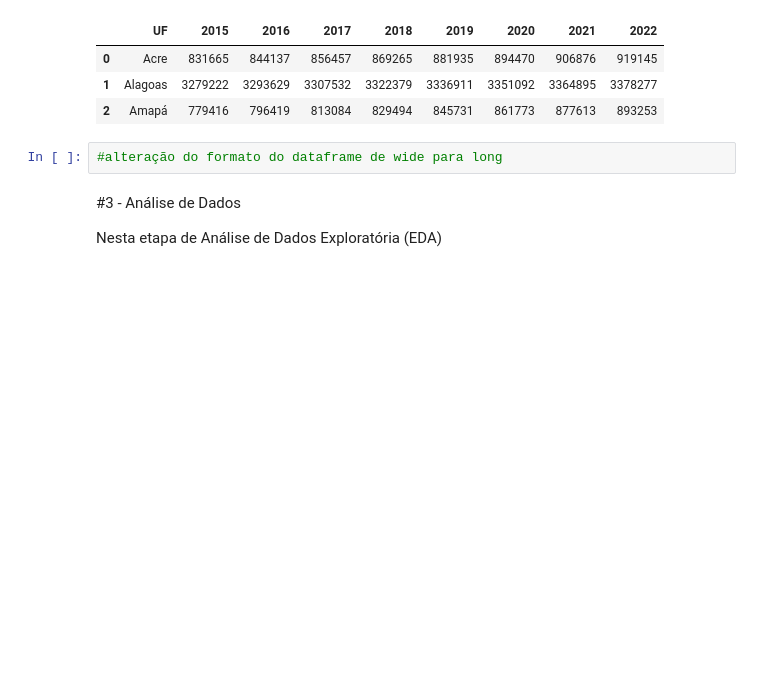
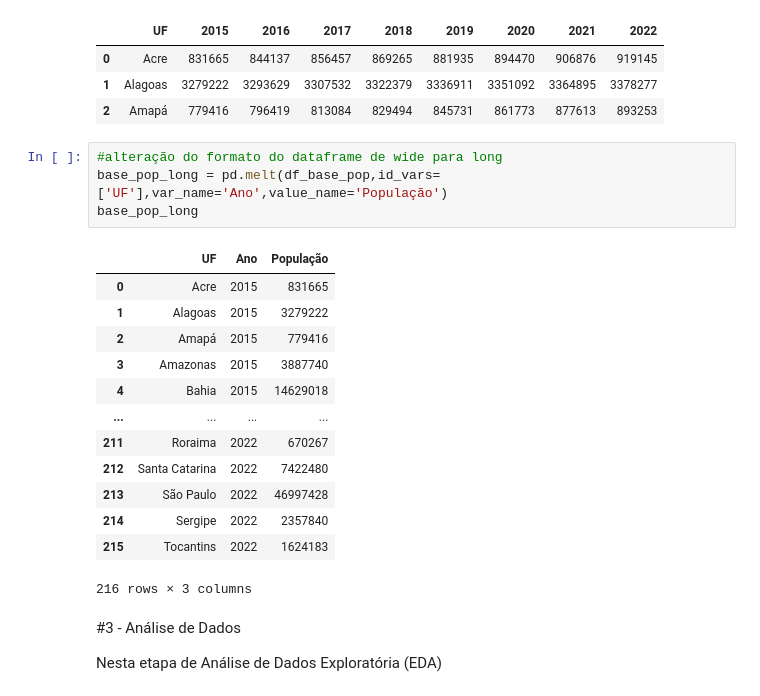
Before and after one commit to Marcelo-Silvestre/Analise_Dados_Boas_Praticas_PUCRIO, a Jupyter notebook: Notebooks/MVP_Análise_de_Dados_e_Boas_Práticas_(4052025001857).ipynb, the cells around one changed output. Drawn from its saved outputs; the diff is of its cells as text; blank space fills up the shorter version.

```diff
--- a/Notebooks/MVP_Análise_de_Dados_e_Boas_Práticas_(4052025001857).ipynb
+++ b/Notebooks/MVP_Análise_de_Dados_e_Boas_Práticas_(4052025001857).ipynb
@@ -72,6 +72,22 @@ df_base_pop.head(3)
 | 2 | Amapá | 779416 | 796419 | 813084 | 829494 | 845731 | 861773 | 877613 | 893253 |
 # %%
 #alteração do formato do dataframe de wide para long
+base_pop_long = pd.melt(df_base_pop,id_vars=['UF'],var_name='Ano',value_name='População')
+base_pop_long
+# %% [output]
+|  | UF | Ano | População |
+| 0 | Acre | 2015 | 831665 |
+| 1 | Alagoas | 2015 | 3279222 |
+| 2 | Amapá | 2015 | 779416 |
+| 3 | Amazonas | 2015 | 3887740 |
+| 4 | Bahia | 2015 | 14629018 |
+| ... | ... | ... | ... |
+| 211 | Roraima | 2022 | 670267 |
+| 212 | Santa Catarina | 2022 | 7422480 |
+| 213 | São Paulo | 2022 | 46997428 |
+| 214 | Sergipe | 2022 | 2357840 |
+| 215 | Tocantins | 2022 | 1624183 |
+216 rows × 3 columns
 # %% [markdown]
 #3 - Análise de Dados
 
```
